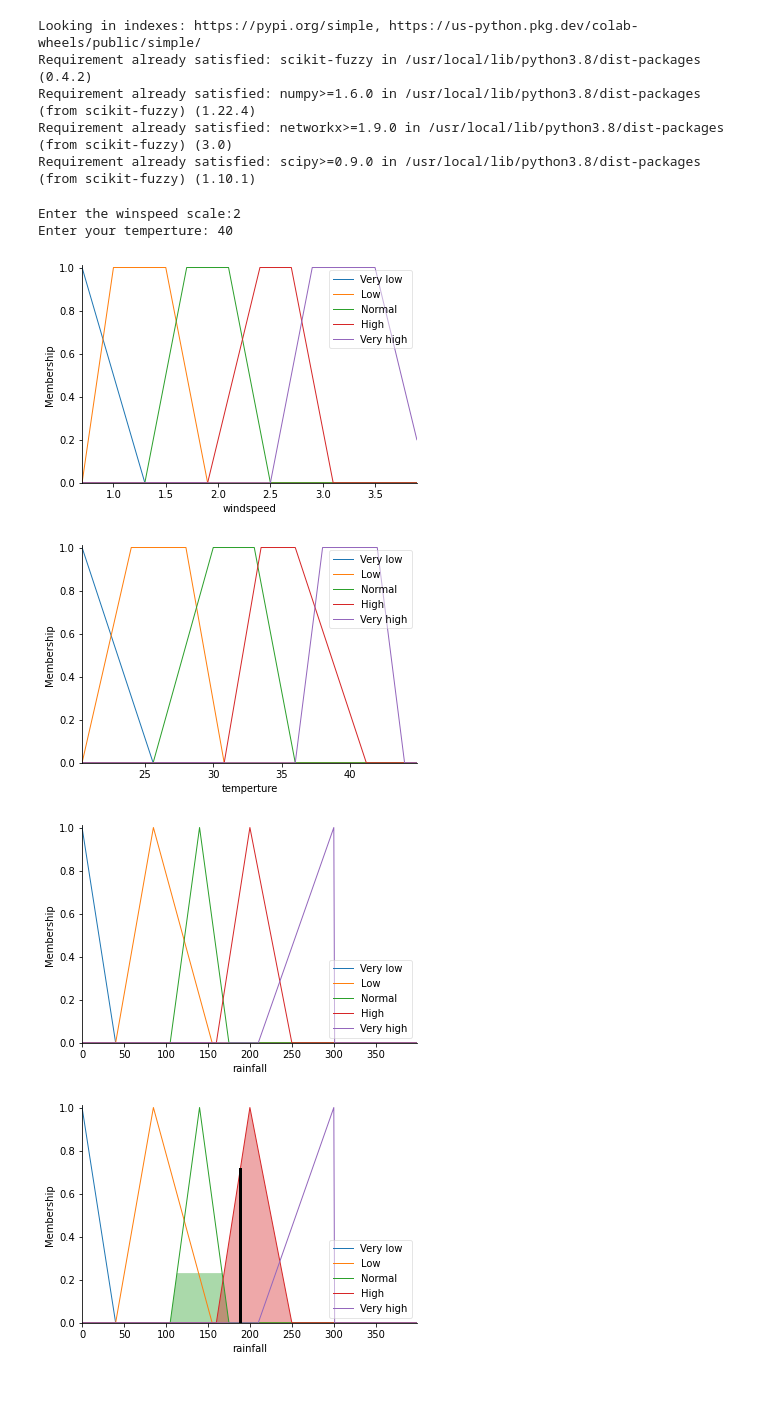
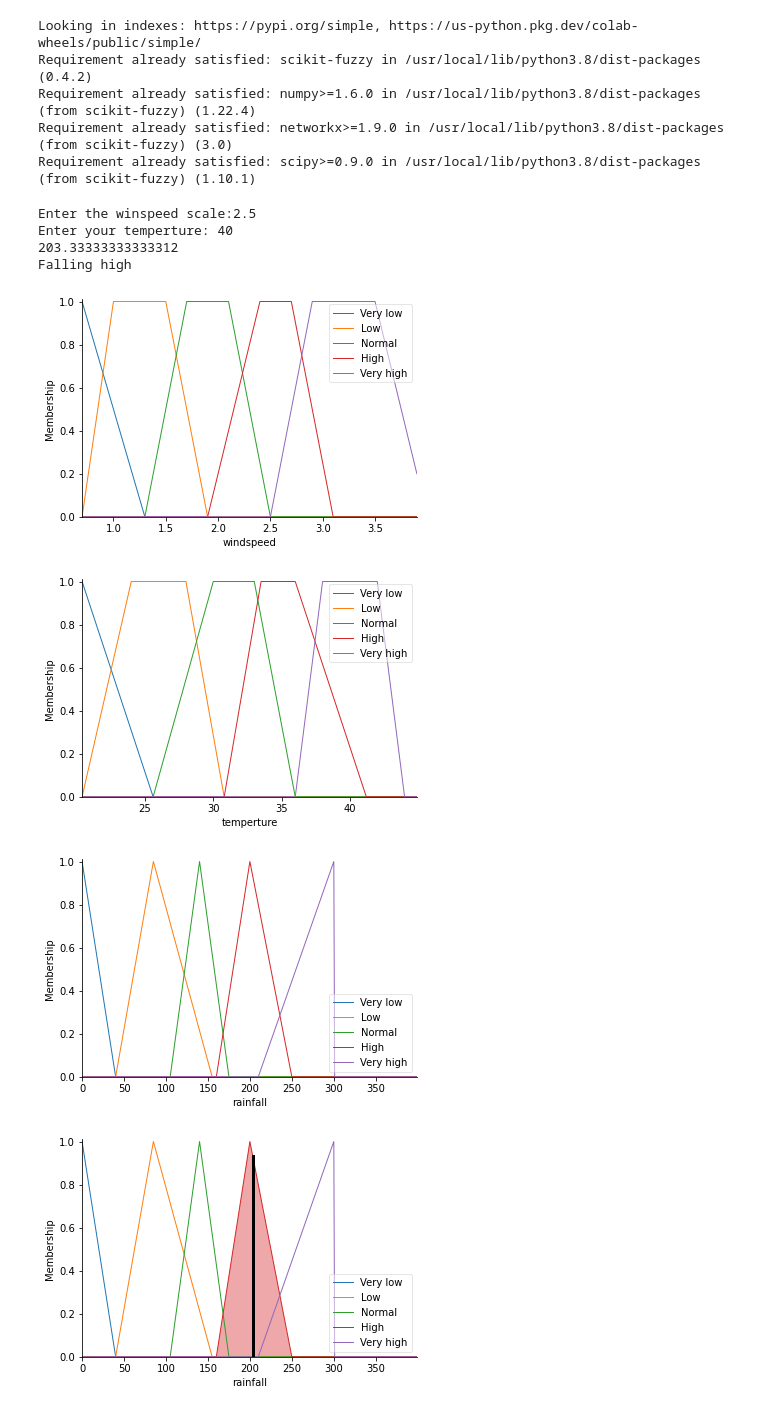
Before and after one commit to Iambinhh/Prediction_rainfall_project_week_5, a Jupyter notebook: prediction_rainfall.ipynb, the cells around one changed output. Saved outputs shown, nothing was run; the diff lists cells and outputs as text; code cells hidden in the pictures.

```diff
--- a/prediction_rainfall.ipynb
+++ b/prediction_rainfall.ipynb
@@ -49,32 +49,46 @@ rule3= ctrl.Rule(windspeed["Low"]&temperture["High"]|windspeed["Very low"]&tempe
 rule4= ctrl.Rule(windspeed["High"]&temperture["Low"]|windspeed["High"]&temperture["Normal"]|windspeed["Very high"]&temperture["Very low"]|windspeed["Very high"]&temperture["Low"], rainfall["Normal"])
 rule5= ctrl.Rule(windspeed["Low"]&temperture["Very high"]|windspeed["Normal"]&temperture["Very high"]|windspeed["High"]&temperture["High"]|windspeed["High"]&temperture["Very high"]|windspeed["Very high"]&temperture["Normal"],rainfall["High"])
 rule6 =ctrl.Rule(windspeed["Very high"]&temperture["High"]|windspeed["Very high"]&temperture["Very high"],rainfall["Very high"])
 
 rainfalling_ctrl = ctrl.ControlSystem([rule1, rule2, rule3, rule4, rule5, rule6])
 rainfalling = ctrl.ControlSystemSimulation(rainfalling_ctrl)
 
 windspeed_input=float(input("Enter the winspeed scale:"))
 while windspeed_input>4 or windspeed_input<0:
   try:
    windspeed_input= float(input("Please re-enter the value: "))
   except ValueError:
     print("Not in range or wrongd datatype")
 
 temperture_input=float(input("Enter your temperture: "))
 while temperture_input>45 or temperture_input<0:
   try:
     temperture_input= float(input("Please re-enter the value: "))
   except ValueError:
     print("Not in range or wrong datatype")
 
 rainfalling.input['windspeed'] = windspeed_input
 rainfalling.input['temperture'] = temperture_input
 rainfalling.compute()
 rainfall.view(sim = rainfalling)
+print(rainfalling.output["rainfall"])
+
+if (rainfalling.output["rainfall"]<40):
+  print("Faliing very low")
+if (rainfalling.output["rainfall"]>40 and rainfalling.output["rainfall"]<155):
+  print("Faliing low")
+if (rainfalling.output["rainfall"]>155 and rainfalling.output["rainfall"]<175):
+  print("Faliing normal")
+if (rainfalling.output["rainfall"]>175 and rainfalling.output["rainfall"]<250):
+  print("Falling high")
+else:
+  print("Faliing very high")
 # %% [output]
-Enter the winspeed scale:2
+Enter the winspeed scale:2.5
 Enter your temperture: 40
+203.33333333333312
+Falling high
 [figure]
 [figure]
 [figure]
-[figure, old version]
+[figure, new version]
```
